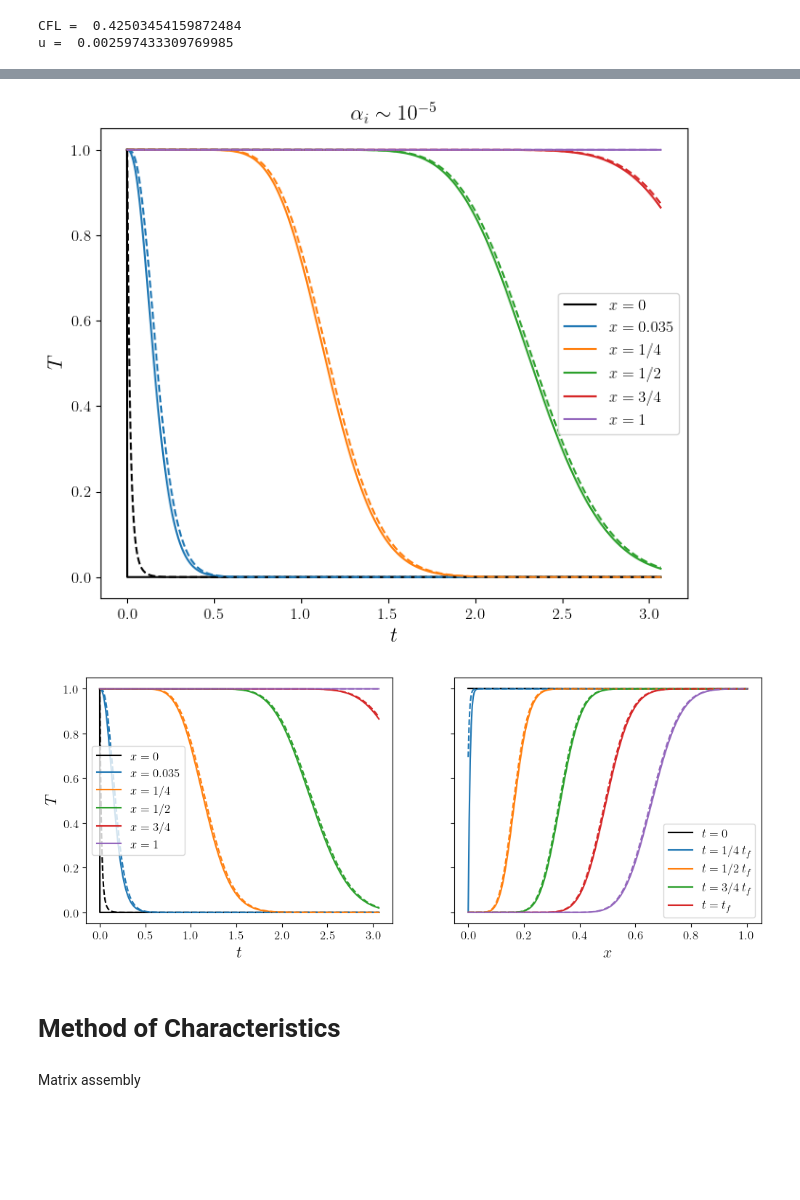
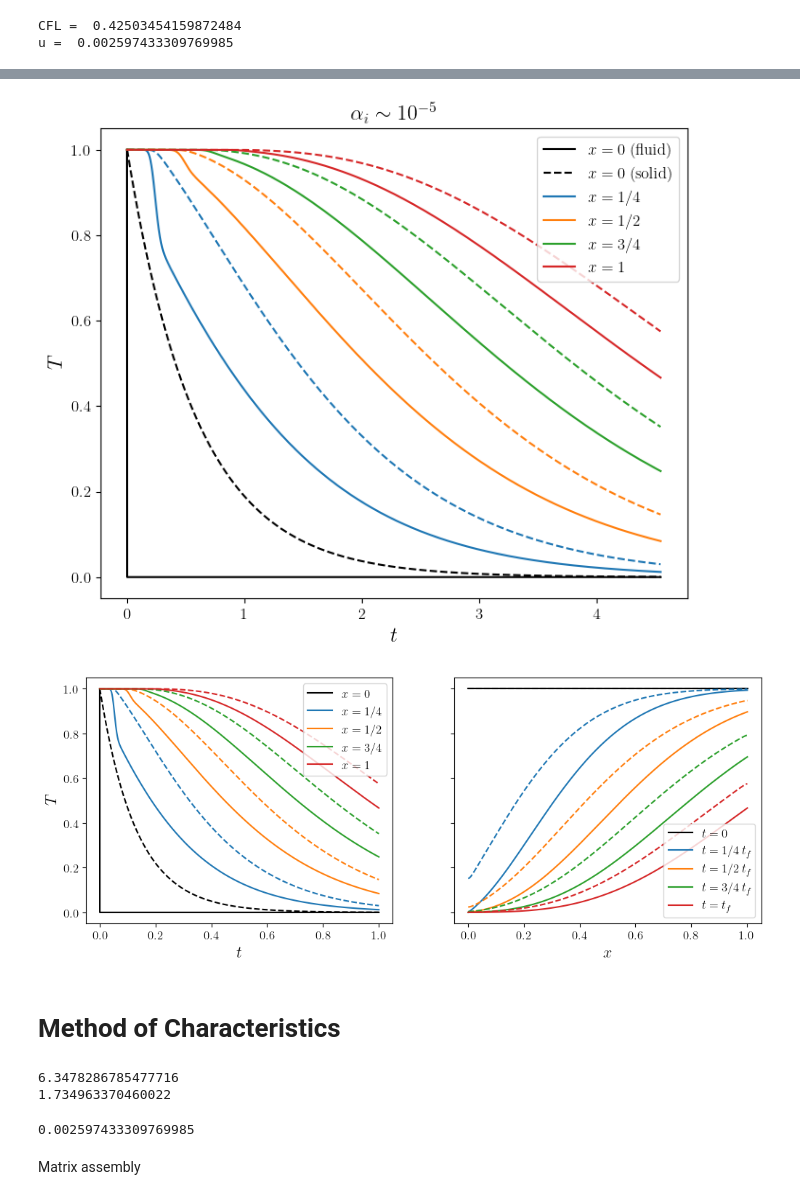
Before and after one commit to riemannsBeard/HeatTransfer_characteristics, a Jupyter notebook: Characteristics.ipynb, the cells around one changed output, grey strips where cells are left out. Saved outputs shown, nothing was run; the diff lists cells and outputs as text; code cells hidden in the pictures; blank space fills up the shorter version.

```diff
--- a/Characteristics.ipynb
+++ b/Characteristics.ipynb
@@ -111,0 +106,17 @@ h = a*6*(1-eps)/d
+# %%
+# Calculation of heat transfer coeff.
+Pr = cpf*muf/kf
+rchar = eps*d/(4*(1-eps))
+G = mDot/(eps*np.pi*R**2)
+Re = 4*G*rchar/muf
+h = 0.191*mDot*cpf/(eps*np.pi*R**2)*Re**(-0.278)*Pr**(-2/3)*np.pi*R**2
+
+# Rep = rhof*d*u/muf
+# Pr = cpf*muf/kf
+# Nu = 0.664*Rep**0.5*Pr**0.5
+# a = Nu*kf/d
+
+# # Heat transfer coeff.
+# h = a*6*(1-eps)/d
+
+h
@@ -237,14 +254,17 @@ plt.show()
 # %%
 fig, ax = plt.subplots(figsize=(8,8))
-plt.plot(t*u/H, thetaf[0,:], 'k', t*u/H, thetaf[10,:], t*u/H, thetaf[int(1*len(x)/4),:],
+plt.plot(t*u/H, thetaf[0,:], 'k', t*u/H, thetas[0,:], 'k--',
+         t*u/H, thetaf[int(1*len(x)/4),:],
          t*u/H, thetaf[int(2*len(x)/4),:], t*u/H, thetaf[int(3*len(x)/4),:], t*u/H, thetaf[-1,:])
 
 plt.gca().set_prop_cycle(None)
 
-plt.plot(t*u/H, thetas[0,:], 'k--', t*u/H, thetas[10,:], '--', t*u/H, thetas[int(1*len(x)/4),:], '--',
-         t*u/H, thetas[int(2*len(x)/4),:], '--', t*u/H, thetas[int(3*len(x)/4),:], '--', t*u/H, thetas[-1,:], '--')
+plt.plot(t*u/H, thetas[int(1*len(x)/4),:], '--',
+         t*u/H, thetas[int(2*len(x)/4),:], '--', t*u/H, thetas[int(3*len(x)/4),:], '--',
+         t*u/H, thetas[-1,:], '--')
 
-plt.legend([r'$x = 0$', r'$x = 0.035$', r'$x = 1/4$', r'$x = 1/2$', r'$x = 3/4$', r'$x = 1$'])
+plt.legend([r'$x = 0$ (fluid)', r'$x = 0$ (solid)', r'$x = 1/4$',
+            r'$x = 1/2$', r'$x = 3/4$', r'$x = 1$'])
 ax.set_box_aspect(0.8)
 ax.set_xlabel(r'$t$', fontsize=16)
 ax.set_ylabel(r'$T$', fontsize=16)
@@ -252,48 +272,50 @@ ax.set_ylabel(r'$T$', fontsize=16)
 
 plt.title(r'$\alpha_i \sim 10^{-5}$', fontsize=16)
 
-fig.savefig('DNS_profiles.pdf', bbox_inches='tight')
+fig.savefig('DNS_Tf_Ts_vs_t_Lambda' + str(Lambda) +
+            '_Lambdas_' + str(Lambdas) + '.pdf', bbox_inches='tight')
 plt.show()
 # %% [output]
-[figure, old version]
+[figure, new version]
 # %%
 fig, axs = plt.subplots(nrows=1, ncols=2, figsize=(12,12), sharey='all')
 (ax1, ax2) = axs
 
-ax1.plot(t*u/H, thetaf[0,:], 'k-', t*u/H, thetaf[10,:], t*u/H, thetaf[int(1/4*len(x)),:],
-         t*u/H, thetaf[int(1/2*len(x)),:], t*u/H, thetaf[int(3/4*len(x)),:],
-         t*u/H, thetaf[-1,:])
+ax1.plot(t*u0/H, thetaf[0,:], 'k-', t*u0/H, thetaf[int(1/4*len(x)),:],
+         t*u0/H, thetaf[int(1/2*len(x)),:], t*u0/H, thetaf[int(3/4*len(x)),:],
+         t*u0/H, thetaf[-1,:])
 
 ax1.set_prop_cycle(None)
 
-ax1.plot(t*u/H, thetas[0,:], 'k--', t*u/H, thetas[10,:], '--',
-         t*u/H, thetas[int(1/4*len(x)),:], '--', t*u/H, thetas[int(1/2*len(x)),:], '--',
-         t*u/H, thetas[int(3/4*len(x)),:], '--', t*u/H, thetas[-1,:], '--')
+ax1.plot(t*u0/H, thetas[0,:], 'k--',
+         t*u0/H, thetas[int(1/4*len(x)),:], '--', t*u0/H, thetas[int(1/2*len(x)),:], '--',
+         t*u0/H, thetas[int(3/4*len(x)),:], '--', t*u0/H, thetas[-1,:], '--')
 
-ax1.legend([r'$x = 0$', r'$x = 0.035$', r'$x = 1/4$', r'$x = 1/2$', r'$x = 3/4$', r'$x = 1$'])
+ax1.legend([r'$x = 0$', r'$x = 1/4$', r'$x = 1/2$', r'$x = 3/4$', r'$x = 1$'])
 ax1.set_box_aspect(0.8)
 ax1.set_xlabel(r'$t$', fontsize=16)
 ax1.set_ylabel(r'$T$', fontsize=16)
 
 ##
 
-ax2.plot(x/H, thetaf[:,0], 'k', x/H, thetaf[:,5], x/H, thetaf[:,int(1/4*len(t))],
+ax2.plot(x/H, thetaf[:,0], 'k', x/H, thetaf[:,int(1/4*len(t))],
          x/H, thetaf[:,int(2/4*len(t))], x/H, thetaf[:,int(3/4*len(t))], x/H, thetaf[:,-1])
 
 plt.gca().set_prop_cycle(None)
 
-ax2.plot(x/H, thetas[:,0], 'k--', x/H, thetas[:,5], '--', x/H, thetas[:,int(1/4*len(t))], '--',
+ax2.plot(x/H, thetas[:,0], 'k--', x/H, thetas[:,int(1/4*len(t))], '--',
          x/H, thetas[:,int(2/4*len(t))], '--', x/H, thetas[:,int(3/4*len(t))], '--',
          x/H, thetas[:,-1], '--')
 
 ax2.legend([r'$t = 0$', r'$t = 1/4 \,t_f$', r'$t = 1/2 \,t_f$', r'$t = 3/4 \,t_f$', r'$t = t_f$'])
 ax2.set_box_aspect(0.8)
 ax2.set_xlabel(r'$x$', fontsize=16)
 
 
-fig.savefig('DNS_T_vs_x_vs_t_subplot.pdf', bbox_inches='tight')
+fig.savefig('DNS_T_vs_x_vs_t_subplot_Lambda' + str(Lambda)
+            + '_Lambdas_' + str(Lambdas) + '.pdf', bbox_inches='tight')
 plt.show()
 # %% [output]
-[figure, old version]
+[figure, new version]
 # %% [markdown]
 # Method of Characteristics
@@ -303,2 +322,8 @@ Lambdas = h*H/(rhos*cps*u*(1-eps))
+# %%
+print(Lambda)
+print(Lambdas)
+# %% [output]
+6.3478286785477716
+1.734963370460022
 # %%
 # Malla características
@@ -310,3 +337,7 @@ tc = np.arange(0, tf*u/H+dt, dt)
+# %%
+u
+# %% [output]
+0.002597433309769985
 # %%
 # Discretización
 xvc, tvc = np.meshgrid(xc, tc, indexing='ij')
```
Also changed, not shown: parts of 22 cells of this notebook, 19 other files.
